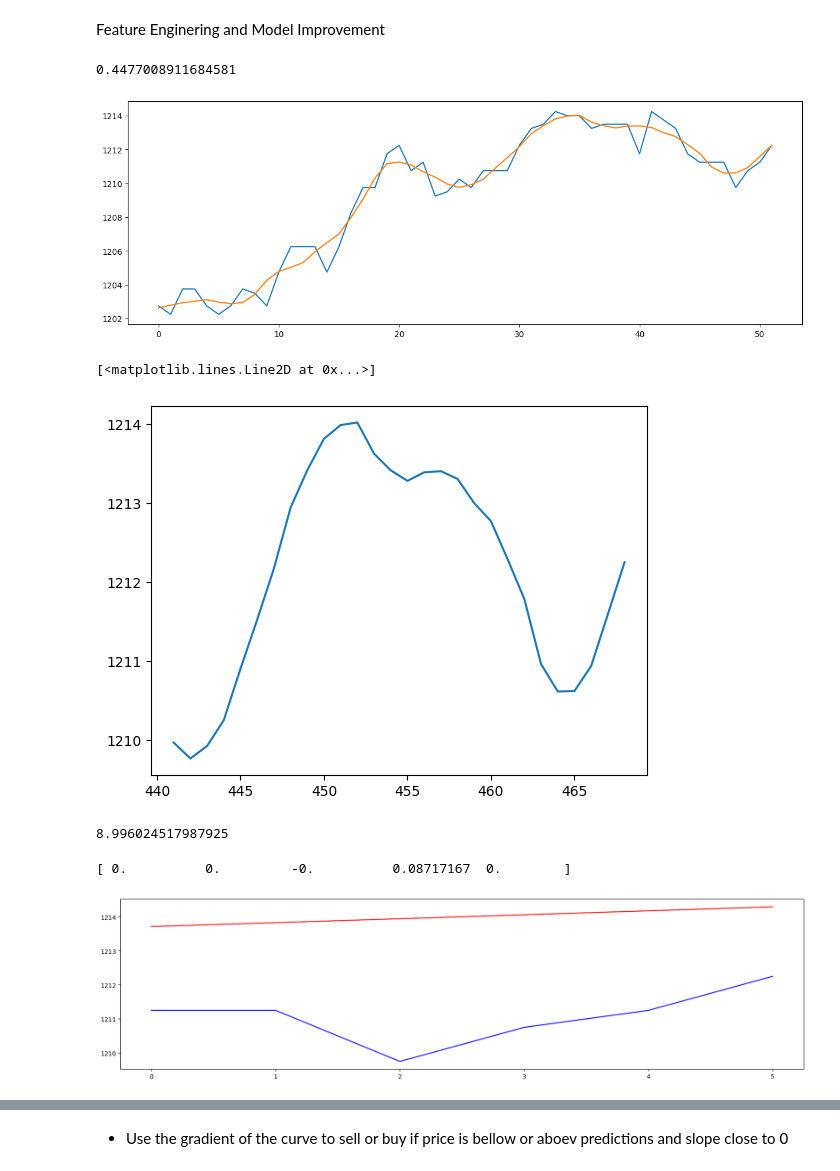
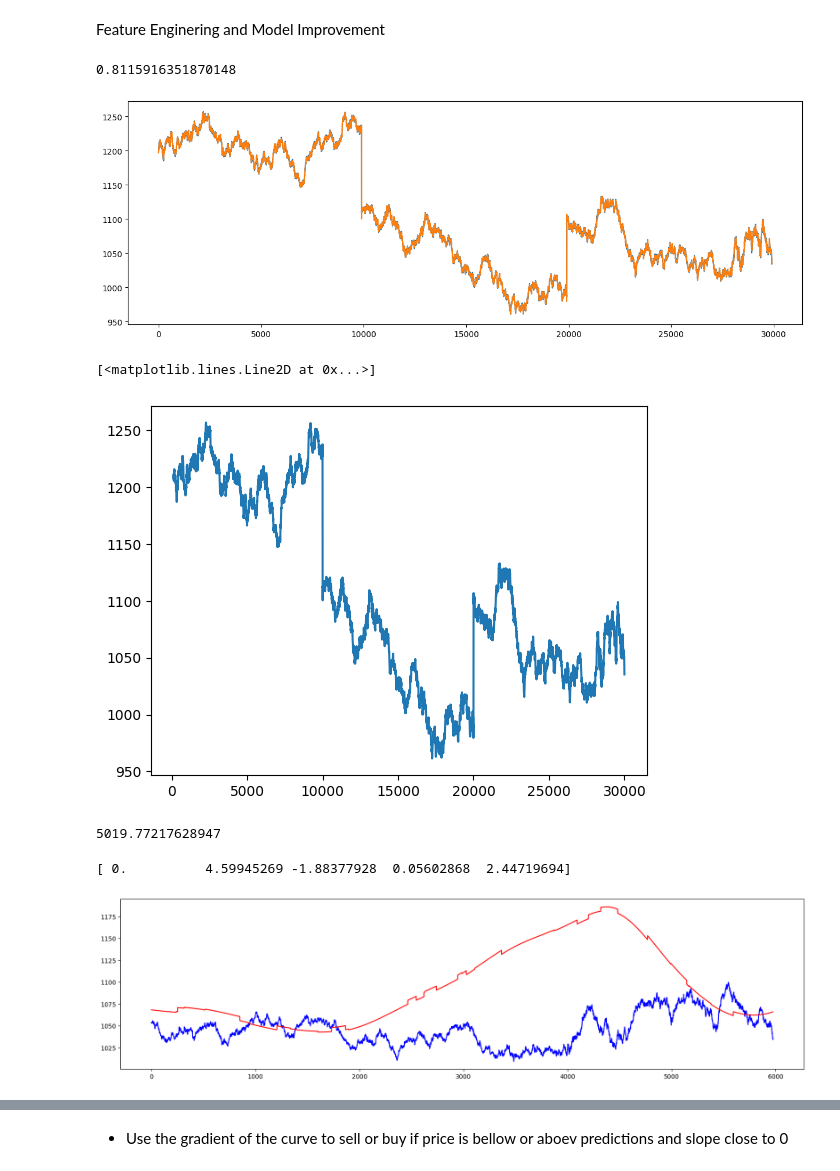
Before and after one commit to rvargas42/IMC_Prosperity2_BigWhales, a Jupyter notebook: Research/round_2/round_2_orhids_research.ipynb, the cells around one changed output, grey strips where cells are left out. Saved outputs shown, nothing was run; the diff lists cells and outputs as text; code cells hidden in the pictures.

```diff
--- a/Research/round_2/round_2_orhids_research.ipynb
+++ b/Research/round_2/round_2_orhids_research.ipynb
@@ -66,30 +66,30 @@ Feature Enginering and Model Improvement
 # %%
 #Filtering ORCHIDS:
 
-sig = data.ORCHIDS.values[:200]
+sig = data.ORCHIDS.values
 window = 11
 savgol_preds = dataUtils.savitzky_golay(sig,window,order=3)
 fig = plt.figure(figsize=(15,5))
 plt.plot(sig)
 plt.plot(savgol_preds)
 
 data["H_fil"] = sc.signal.savgol_filter(data.HUMIDITY, window_length=window, polyorder=4, mode="nearest")
 data["S_fil"] = sc.signal.savgol_filter(data.SUNLIGHT, window_length=window, polyorder=4, mode="nearest")
 data["savgol_price"] = savgol_preds
 data["savgol_gradient"] = np.gradient(data.savgol_price)
 
 data["ORCHIDS_SMA25"] = data["ORCHIDS"].rolling(25).mean()
 data.dropna(inplace=True)
 
 mean_squared_error(sig,savgol_preds)
 # %% [output]
-0.4477008911684581
+0.8115916351870148
-[figure, old version]
+[figure, new version]
 # %%
 plt.plot(data.savgol_price)
 # %% [output]
 [<matplotlib.lines.Line2D at 0x...>]
-[figure, old version]
+[figure, new version]
 # %%
 from sklearn.linear_model import Lasso, Ridge, LinearRegression
 from sklearn.metrics import mean_squared_error
@@ -108,7 +108,7 @@ model.fit(X_train, y_train)
 preds = model.predict(X_test)
 print(mean_squared_error(y_test, preds))
 # %% [output]
-8.996024517987925
+5019.77217628947
 # %%
 fig = plt.figure(figsize=(20,5))
 plt.plot(y_test.values, color="blue")
@@ -116,8 +116,8 @@ plt.plot(preds, color = "red")
 
 print(model.coef_)
 # %% [output]
-[ 0.          0.         -0.          0.08717167  0.        ]
+[ 0.          4.59945269 -1.88377928  0.05602868  2.44719694]
-[figure, old version]
+[figure, new version]
 # %%
 savgol_preds = data["savgol_price"]
 # %%
```
Also changed, not shown: parts of 17 cells of this notebook, 3 other files.
